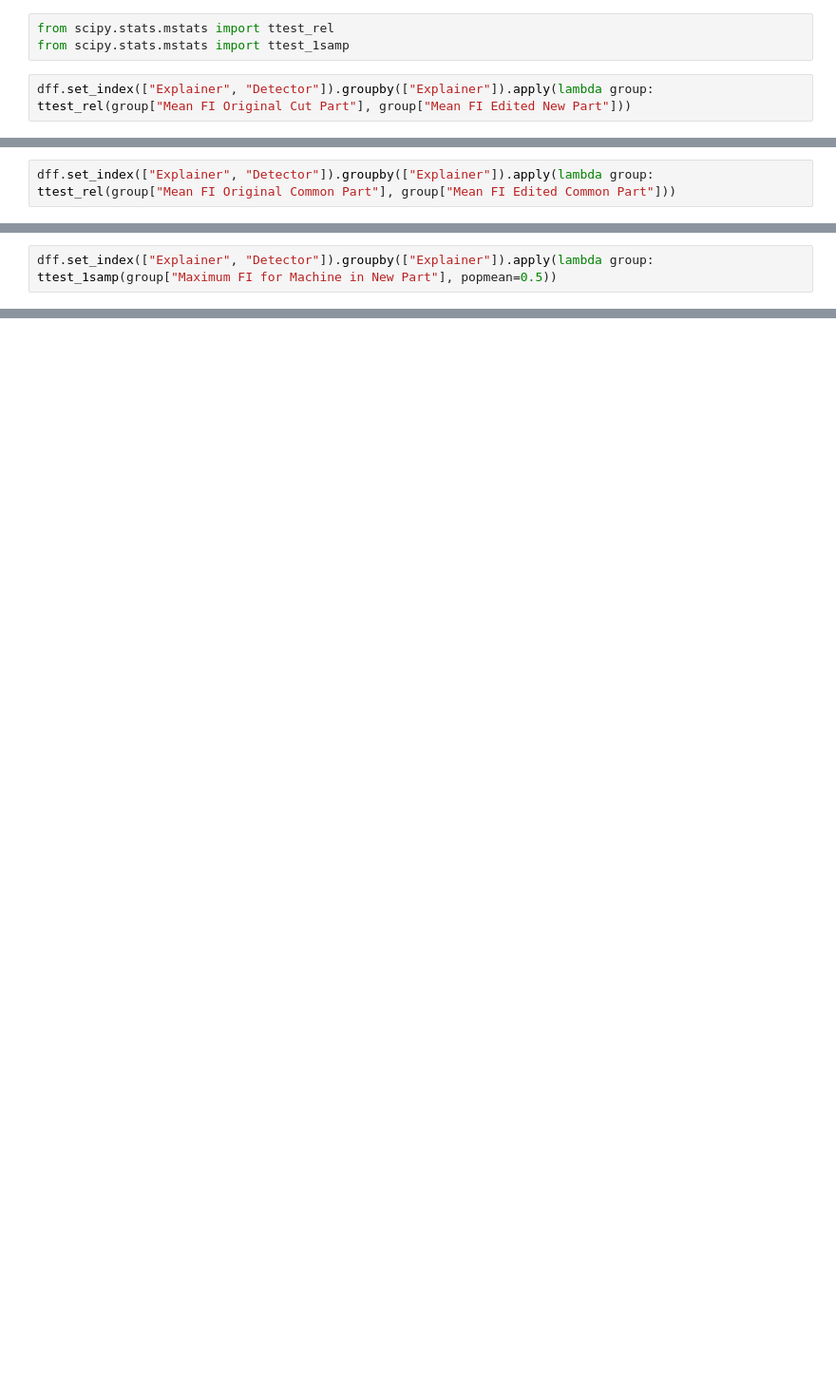
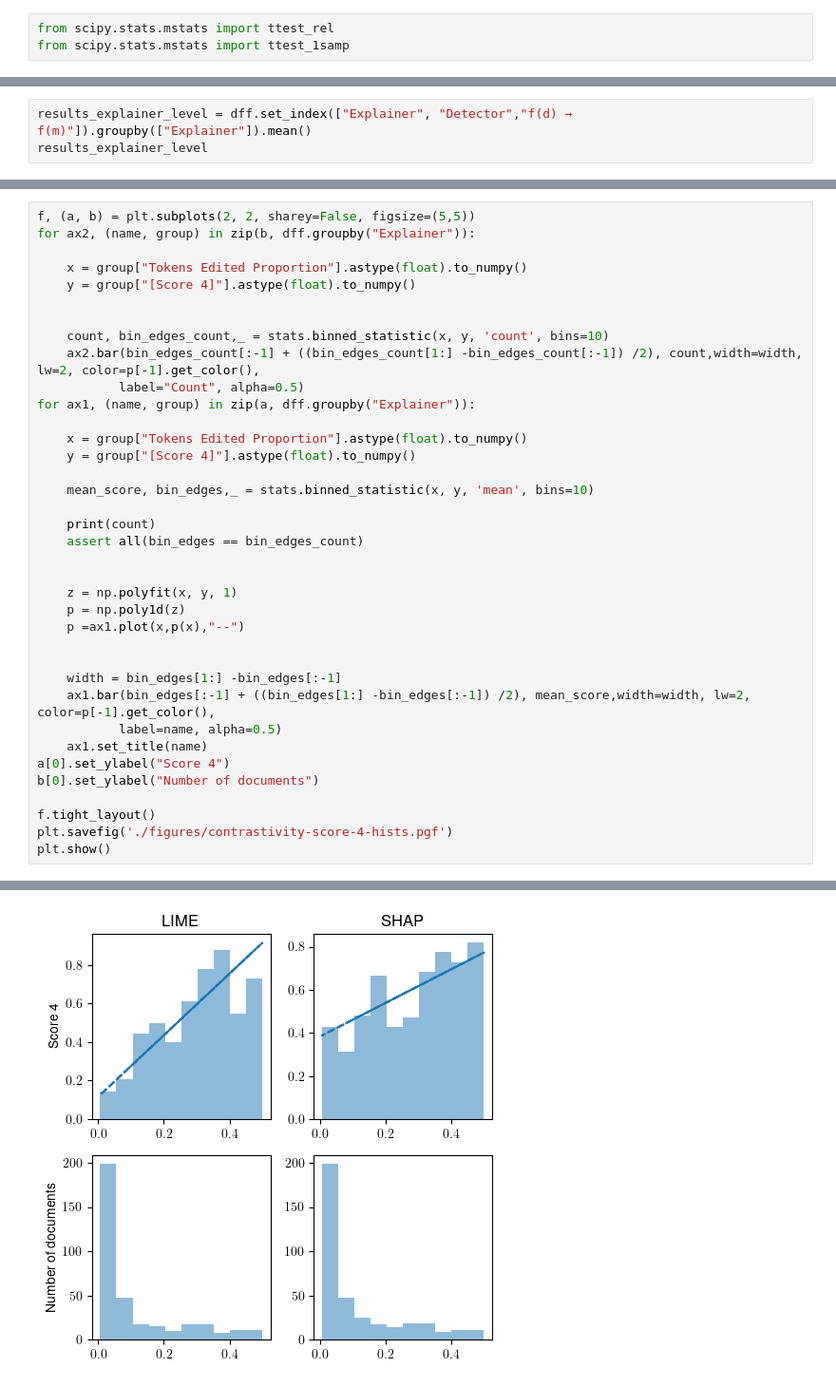
Before and after one commit to loris3/evaluation_explanation_quality, a Jupyter notebook: contrastivity.ipynb, the cells around one changed output, grey strips where cells are left out. Shown: that part at 95% size. Saved outputs shown, nothing was run; the diff lists cells and outputs as text; blank space fills up the shorter version.

```diff
--- a/contrastivity.ipynb
+++ b/contrastivity.ipynb
@@ -300,5 +397,3 @@ results_explainer_level
 # %%
 from scipy.stats.mstats import ttest_rel
 from scipy.stats.mstats import ttest_1samp
-# %%
-dff.set_index(["Explainer", "Detector"]).groupby(["Explainer"]).apply(lambda group: ttest_rel(group["Mean FI Original Cut Part"], group["Mean FI Edited New Part"]))
@@ -310,2 +399,0 @@ dtype: object
-# %%
-dff.set_index(["Explainer", "Detector"]).groupby(["Explainer"]).apply(lambda group: ttest_rel(group["Mean FI Original Common Part"], group["Mean FI Edited Common Part"]))
@@ -317,2 +399,0 @@ dtype: object
-# %%
-dff.set_index(["Explainer", "Detector"]).groupby(["Explainer"]).apply(lambda group: ttest_1samp(group["Maximum FI for Machine in New Part"], popmean=0.5))
@@ -323,0 +508,3 @@ dtype: object
+# %%
+results_explainer_level = dff.set_index(["Explainer", "Detector","f(d) → f(m)"]).groupby(["Explainer"]).mean()
+results_explainer_level
@@ -323,0 +523,38 @@ dtype: object
+# %%
+f, (a, b) = plt.subplots(2, 2, sharey=False, figsize=(5,5))
+for ax2, (name, group) in zip(b, dff.groupby("Explainer")):
+
+    x = group["Tokens Edited Proportion"].astype(float).to_numpy()
+    y = group["[Score 4]"].astype(float).to_numpy()
+
+
+    count, bin_edges_count,_ = stats.binned_statistic(x, y, 'count', bins=10)
+    ax2.bar(bin_edges_count[:-1] + ((bin_edges_count[1:] -bin_edges_count[:-1]) /2), count,width=width, lw=2, color=p[-1].get_color(),
+           label="Count", alpha=0.5)
+for ax1, (name, group) in zip(a, dff.groupby("Explainer")):
+
+    x = group["Tokens Edited Proportion"].astype(float).to_numpy()
+    y = group["[Score 4]"].astype(float).to_numpy()
+
+    mean_score, bin_edges,_ = stats.binned_statistic(x, y, 'mean', bins=10)
+
+    print(count)
+    assert all(bin_edges == bin_edges_count)
+
+
+    z = np.polyfit(x, y, 1)
+    p = np.poly1d(z)
+    p =ax1.plot(x,p(x),"--")
+
+
+    width = bin_edges[1:] -bin_edges[:-1]
+    ax1.bar(bin_edges[:-1] + ((bin_edges[1:] -bin_edges[:-1]) /2), mean_score,width=width, lw=2, color=p[-1].get_color(),
+           label=name, alpha=0.5)
+    ax1.set_title(name)
+a[0].set_ylabel("Score 4")
+b[0].set_ylabel("Number of documents")
+
+f.tight_layout()
+plt.savefig('./figures/contrastivity-score-4-hists.pgf')
+plt.show()
+# %% [output]
@@ -323,0 +563 @@ dtype: object
+[figure, added]
```
Also changed, not shown: parts of 40 cells of this notebook, 4 other files.
